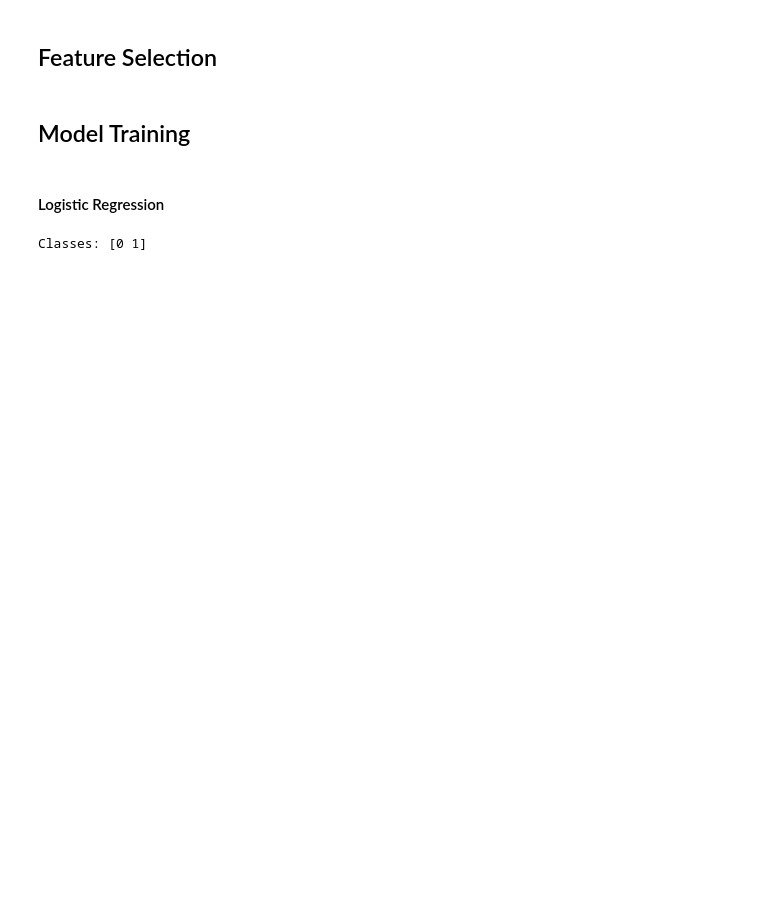
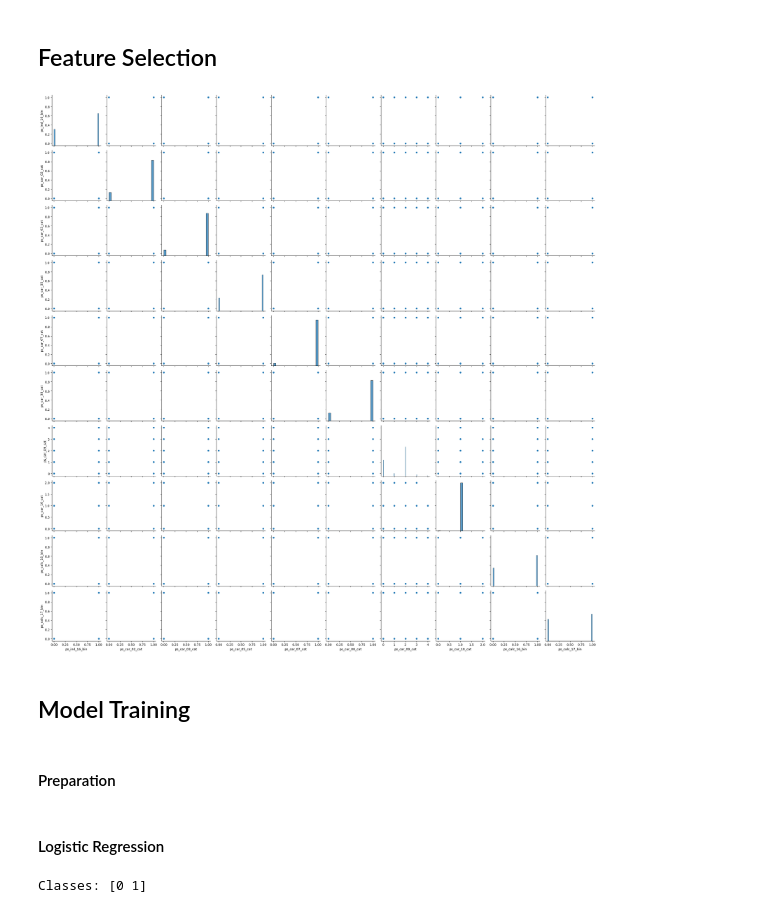
Before and after one commit to michalgicala/porto-seguro-safe-driver-prediction, a Jupyter notebook: porto-seguro-safe-driver-prediction.ipynb, the cells around one changed output. Cells and saved outputs as stored; diff of their text form; code cells hidden in the pictures; blank space fills up the shorter version.

```diff
--- a/porto-seguro-safe-driver-prediction.ipynb
+++ b/porto-seguro-safe-driver-prediction.ipynb
@@ -352,6 +368,20 @@ dtype: float64
 # %% [markdown]
 ## Feature Selection
 # %%
-# tbc --> scikit learn 'feature selection' section
+selector = SelectKBest(score_func=mutual_info_classif, k=10)
+X_train_copy = selector.fit_transform(X_train, y_train)
+
+selected_indices = selector.get_support(indices=True)
+selected_features = X_train.columns[selected_indices].to_list()
+# print("Selected Features:\n", selected_features)
+# %%
+# visualize pairplot with selected features
+sns.pairplot(X_train[selected_features])
+plt.tight_layout()
+plt.show()
+# %% [output]
+[figure, added]
 # %% [markdown]
 ## Model Training
+# %% [markdown]
+#### Preparation
```
Also changed, not shown: parts of 41 cells of this notebook.
